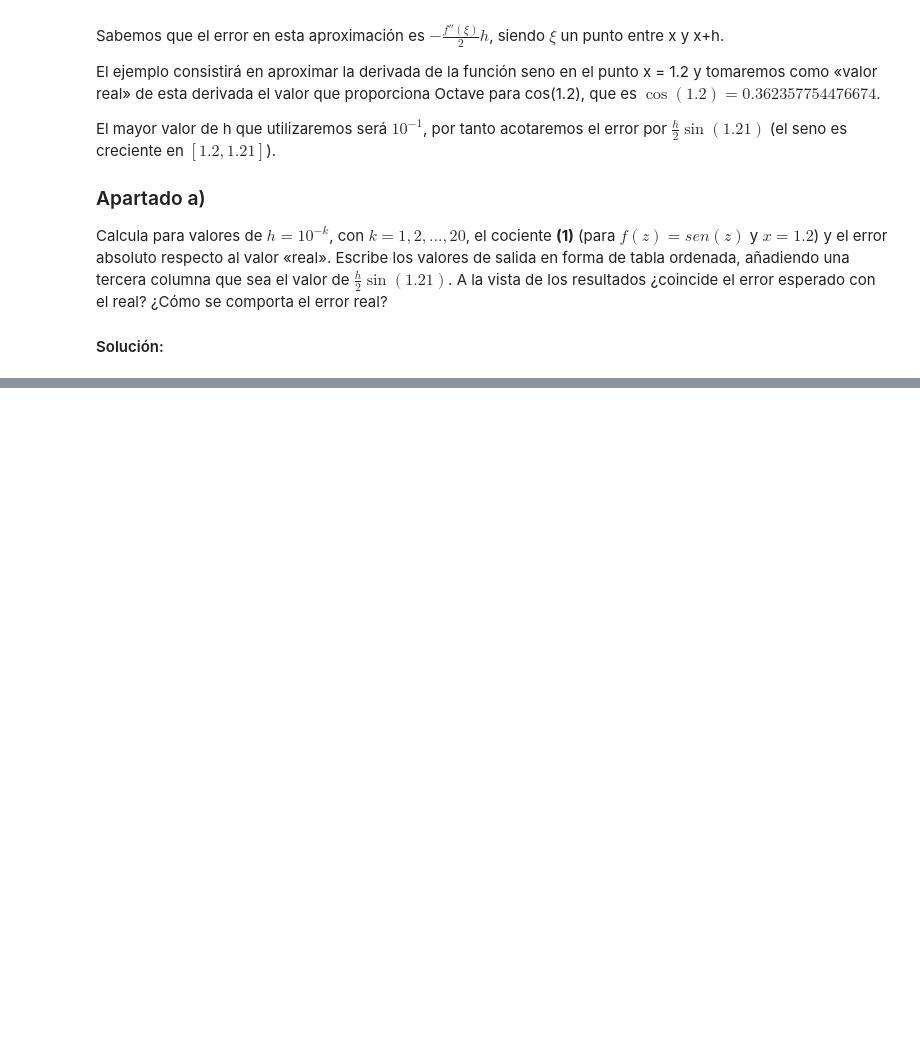
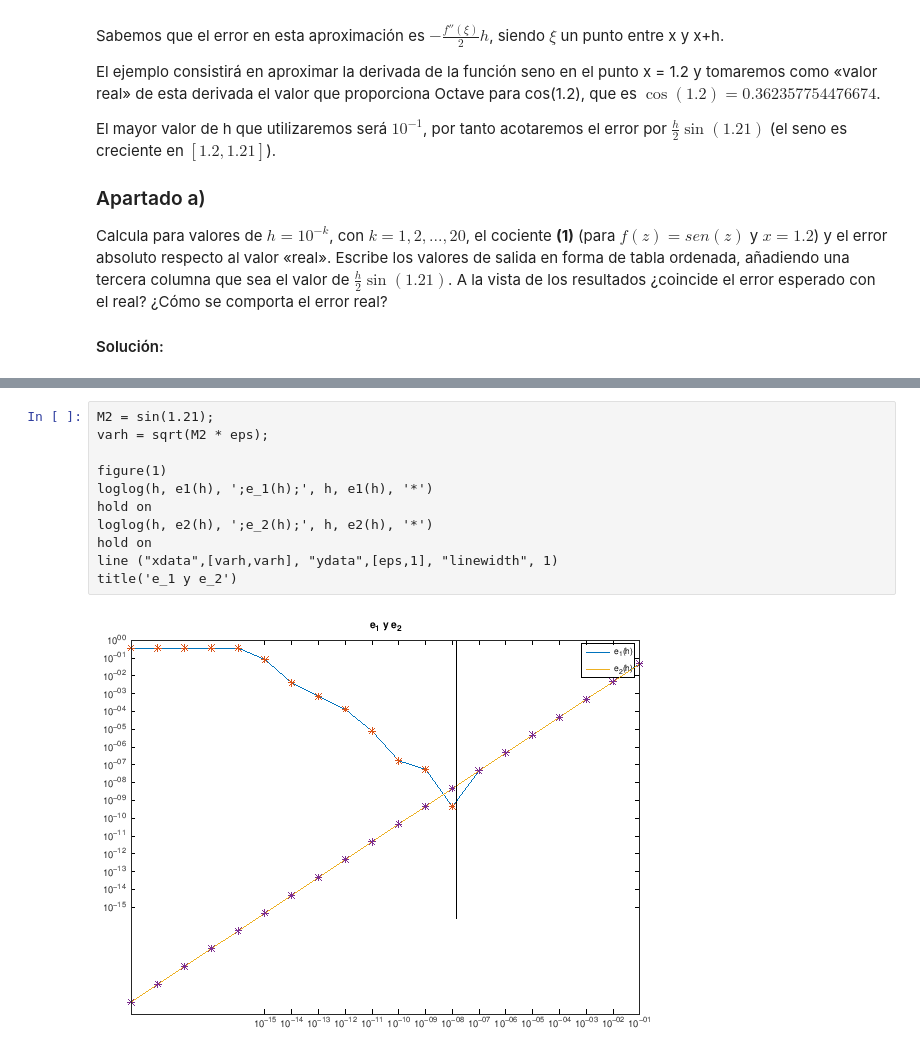
Before and after one commit to alonct/CN1V-practicas-octave, a Jupyter notebook: Práctica_5.ipynb, the cells around one changed output, grey strips where cells are left out. Saved outputs shown, nothing was run; the diff lists cells and outputs as text; blank space fills up the shorter version.

```diff
--- a/Práctica_5.ipynb
+++ b/Práctica_5.ipynb
@@ -84,0 +122,13 @@ tabla =
+# %%
+M2 = sin(1.21);
+varh = sqrt(M2 * eps);
+
+figure(1)
+loglog(h, e1(h), ';e_1(h);', h, e1(h), '*')
+hold on
+loglog(h, e2(h), ';e_2(h);', h, e2(h), '*')
+hold on
+line ("xdata",[varh,varh], "ydata",[eps,1], "linewidth", 1)
+title('e_1 y e_2')
+# %% [output]
+[figure, added]
```
Also changed, not shown: parts of 7 cells of this notebook, 9 other files.
